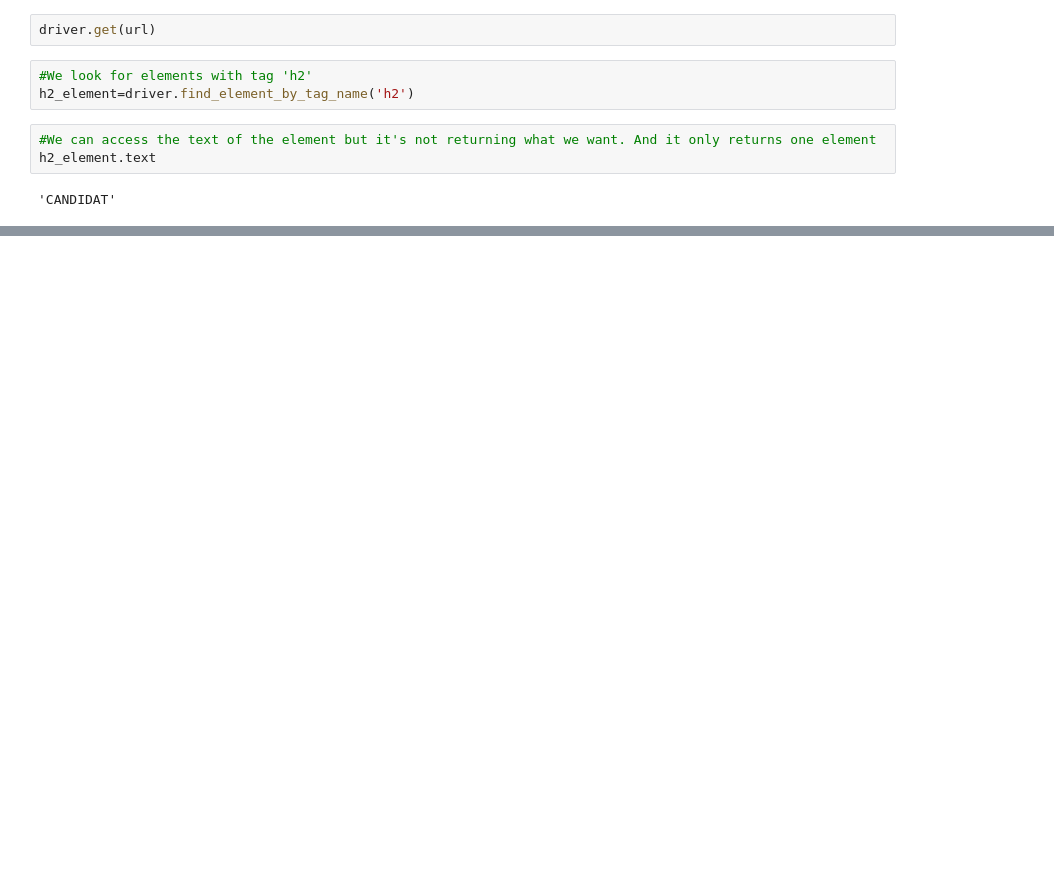
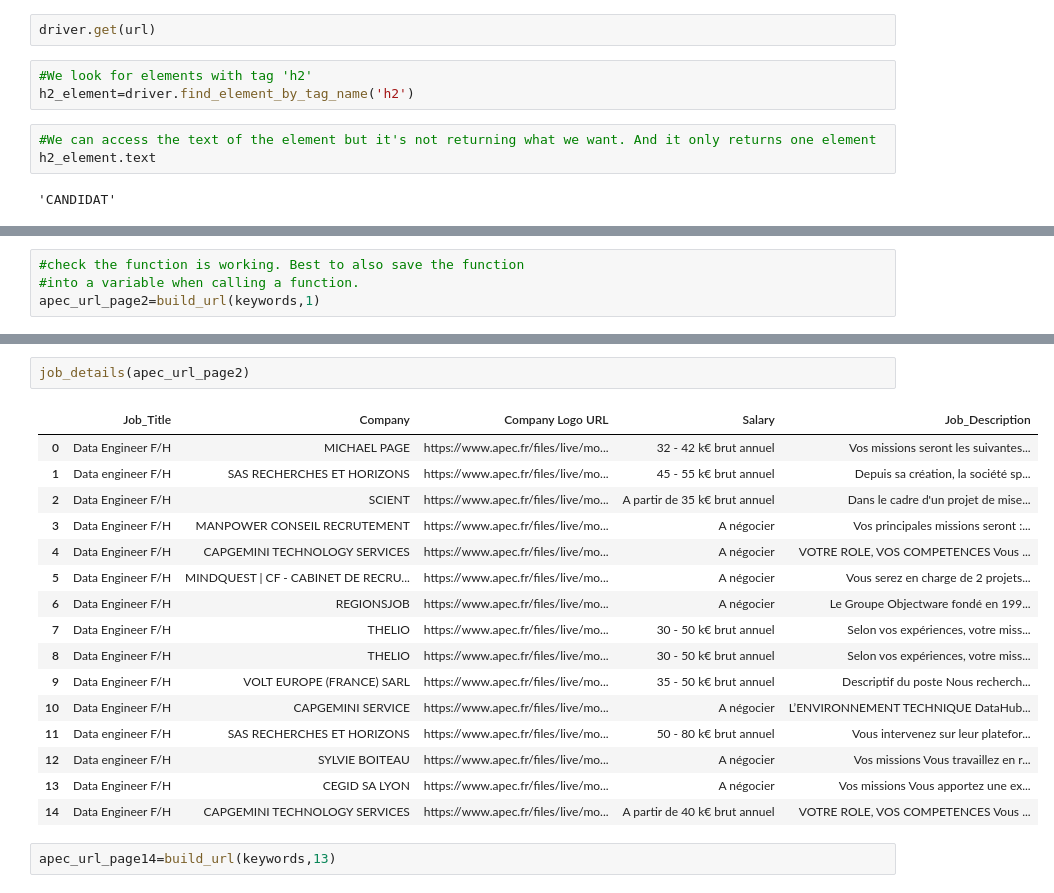
Before and after one commit to ndescussebrown/selenium_lab, a Jupyter notebook: selenium_lab.ipynb, the cells around one changed output, grey strips where cells are left out. Cells and saved outputs as stored; diff of their text form; blank space fills up the shorter version.

```diff
--- a/selenium_lab.ipynb
+++ b/selenium_lab.ipynb
@@ -81,0 +94,4 @@ apec_h2
+# %%
+#check the function is working. Best to also save the function
+#into a variable when calling a function.
+apec_url_page2=build_url(keywords,1)
@@ -81,0 +309,21 @@ apec_h2
+# %%
+job_details(apec_url_page2)
+# %% [output]
+|  | Job_Title | Company | Company Logo URL | Salary | Job_Description |
+| 0 | Data Engineer F/H | MICHAEL PAGE | https://www.apec.fr/files/live/mo... | 32 - 42 k€ brut annuel | Vos missions seront les suivantes... |
+| 1 | Data engineer F/H | SAS RECHERCHES ET HORIZONS | https://www.apec.fr/files/live/mo... | 45 - 55 k€ brut annuel | Depuis sa création, la société sp... |
+| 2 | Data Engineer F/H | SCIENT | https://www.apec.fr/files/live/mo... | A partir de 35 k€ brut annuel | Dans le cadre d'un projet de mise... |
+| 3 | Data Engineer F/H | MANPOWER CONSEIL RECRUTEMENT | https://www.apec.fr/files/live/mo... | A négocier | Vos principales missions seront :... |
+| 4 | Data Engineer F/H | CAPGEMINI TECHNOLOGY SERVICES | https://www.apec.fr/files/live/mo... | A négocier | VOTRE ROLE, VOS COMPETENCES Vous ... |
+| 5 | Data Engineer F/H | MINDQUEST | CF - CABINET DE RECRU... | https://www.apec.fr/files/live/mo... | A négocier | Vous serez en charge de 2 projets... |
+| 6 | Data Engineer F/H | REGIONSJOB | https://www.apec.fr/files/live/mo... | A négocier | Le Groupe Objectware fondé en 199... |
+| 7 | Data Engineer F/H | THELIO | https://www.apec.fr/files/live/mo... | 30 - 50 k€ brut annuel | Selon vos expériences, votre miss... |
+| 8 | Data Engineer F/H | THELIO | https://www.apec.fr/files/live/mo... | 30 - 50 k€ brut annuel | Selon vos expériences, votre miss... |
+| 9 | Data Engineer F/H | VOLT EUROPE (FRANCE) SARL | https://www.apec.fr/files/live/mo... | 35 - 50 k€ brut annuel | Descriptif du poste Nous recherch... |
+| 10 | Data Engineer F/H | CAPGEMINI SERVICE | https://www.apec.fr/files/live/mo... | A négocier | L’ENVIRONNEMENT TECHNIQUE DataHub... |
+| 11 | Data engineer F/H | SAS RECHERCHES ET HORIZONS | https://www.apec.fr/files/live/mo... | 50 - 80 k€ brut annuel | Vous intervenez sur leur platefor... |
+| 12 | Data engineer F/H | SYLVIE BOITEAU | https://www.apec.fr/files/live/mo... | A négocier | Vos missions Vous travaillez en r... |
+| 13 | Data Engineer F/H | CEGID SA LYON | https://www.apec.fr/files/live/mo... | A négocier | Vos missions Vous apportez une ex... |
+| 14 | Data Engineer F/H | CAPGEMINI TECHNOLOGY SERVICES | https://www.apec.fr/files/live/mo... | A partir de 40 k€ brut annuel | VOTRE ROLE, VOS COMPETENCES Vous ... |
+# %%
+apec_url_page14=build_url(keywords,13)
```
Also changed, not shown: parts of 25 cells of this notebook.
